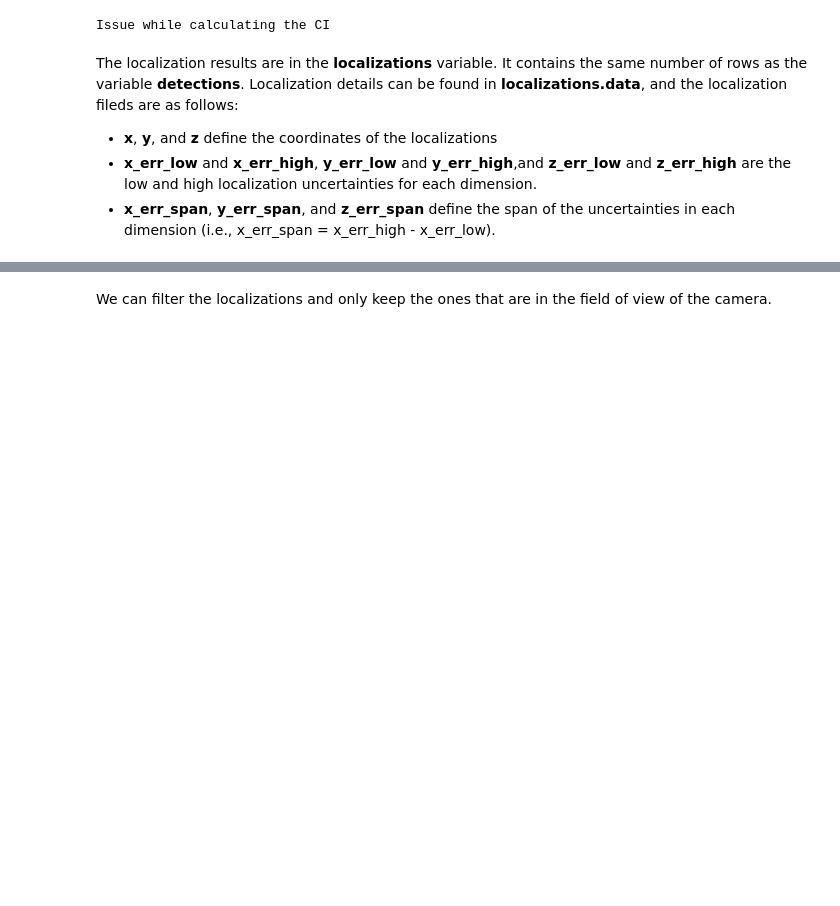
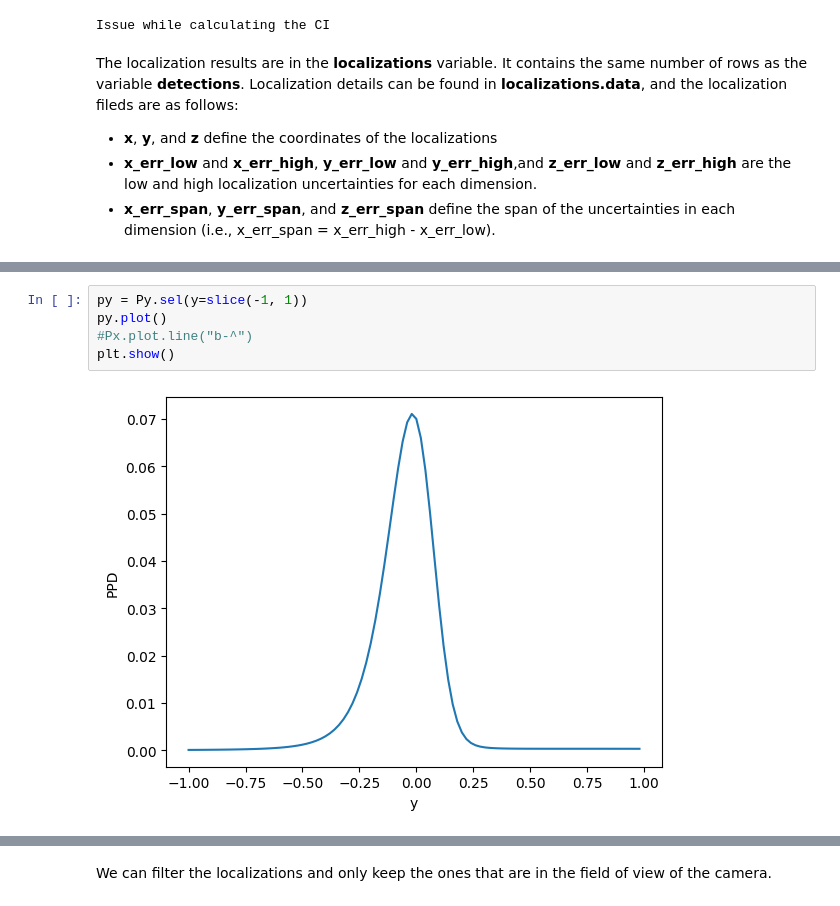
Before and after one commit to xaviermouy/XAV-arrays, a Jupyter notebook: localization/Localization_non-linear_inversion.ipynb, the cells around one changed output, grey strips where cells are left out. Saved outputs shown, nothing was run; the diff lists cells and outputs as text; blank space fills up the shorter version.

```diff
--- a/localization/Localization_non-linear_inversion.ipynb
+++ b/localization/Localization_non-linear_inversion.ipynb
@@ -301,0 +323,7 @@ The localization results are in the **localizations** variable. It contains the
+# %%
+py = Py.sel(y=slice(-1, 1))
+py.plot()
+#Px.plot.line("b-^")
+plt.show()
+# %% [output]
+[figure, added]
```
Also changed, not shown: parts of 8 cells of this notebook, 7 other files.
